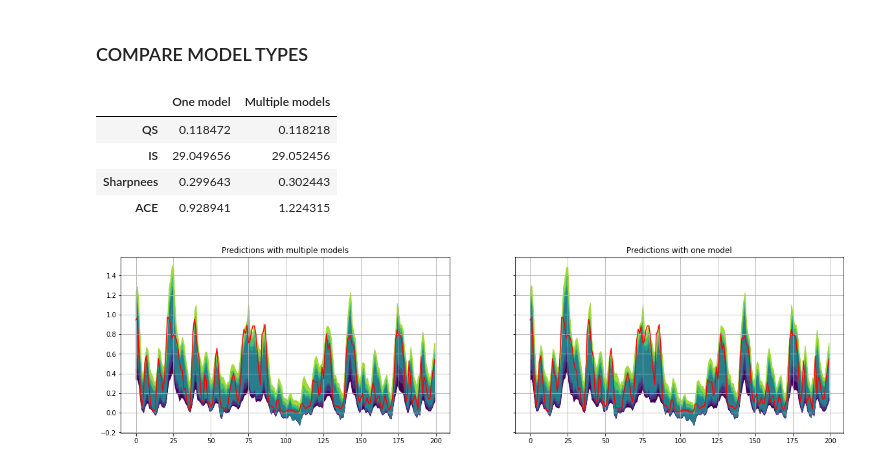
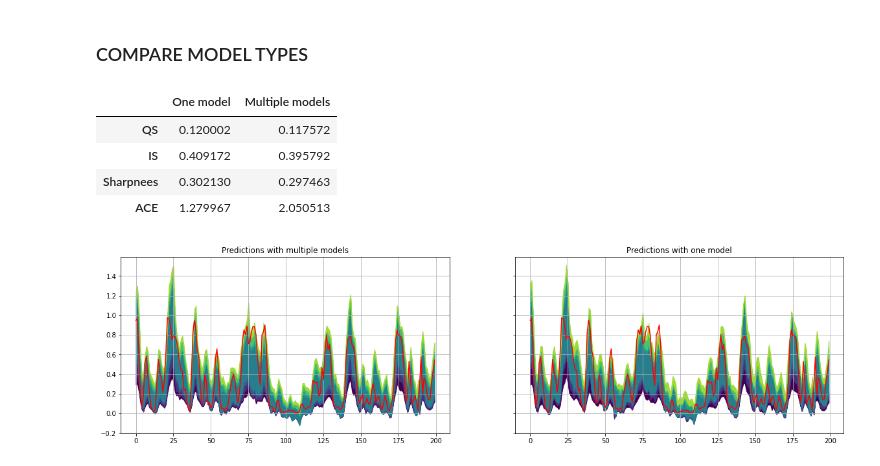
Before and after one commit to Javicadserres/wind-production-forecast, a Jupyter notebook: src/one-vs-multiple-linear-model.ipynb, the cells around one changed output. Cells and saved outputs as stored; diff of their text form; code cells hidden in the pictures.

```diff
--- a/src/one-vs-multiple-linear-model.ipynb
+++ b/src/one-vs-multiple-linear-model.ipynb
@@ -45,10 +47,10 @@ quantilenet = LinearNet(n_inputs=n_inputs, n_outputs=n_outputs)
 # criterion to use
 criterion = SmoothPinballLoss(quantiles)
 # optimizer
-optimizer = optim.Adam(quantilenet.parameters(), lr=0.003)
+optimizer = optim.SGD(quantilenet.parameters(), lr=0.0003)
 # trainer class
 trainer = Trainer(quantilenet, criterion, optimizer)
 # %% [markdown]
 #### TRAIN DE MODEL
 # %%
-quantilenet = trainer.fit(train_loader, val_loader, epochs=1000, patience=100)
+quantilenet = trainer.fit(train_loader, val_loader, epochs=2000, n_logger=200, patience=50)
@@ -87,10 +100,10 @@ for quantile in quantiles:
     # criterion to use
     criterion = SmoothPinballLoss(quantile)
     # optimizer
-    optimizer = optim.Adam(linear_model.parameters(), lr=0.003)
+    optimizer = optim.Adam(linear_model.parameters(), lr=0.0003)
     # trainer class
     trainer = Trainer(linear_model, criterion, optimizer)
 
     # train
-    linear_model = trainer.fit(train_loader, val_loader, epochs=1000, patience=100)
+    linear_model = trainer.fit(train_loader, val_loader, epochs=2000, n_logger=500, patience=50)
     linear_models.append(linear_model)
@@ -130,33 +152,34 @@ final_scores = pd.concat(
 final_scores
 # %% [output]
 |  | One model | Multiple models |
-| QS | 0.118472 | 0.118218 |
-| IS | 29.049656 | 29.052456 |
-| Sharpnees | 0.299643 | 0.302443 |
-| ACE | 0.928941 | 1.224315 |
+| QS | 0.120002 | 0.117572 |
+| IS | 0.409172 | 0.395792 |
+| Sharpnees | 0.302130 | 0.297463 |
+| ACE | 1.279967 | 2.050513 |
 # %%
+viridis = cm.get_cmap('viridis', len(quantiles))
 fig, ax = plt.subplots(ncols=2, figsize=(20, 5), sharey=True)
 
 for i in range(len(y_preds_linear.columns)-1):
     ax[0].fill_between(
         y_preds_linear.index[:200],
         y_preds_linear[i][:200],
         y_preds_linear[i+1][:200],
         color=viridis.colors[i]
     )
 y_test[:200].plot(color='red', ax=ax[0])
 ax[0].set_title('Predictions with multiple models')
 ax[0].grid()
 
 for i in range(len(y_preds_quantilenet.columns)-1):
     ax[1].fill_between(
         y_preds_quantilenet.index[:200],
         y_preds_quantilenet[i][:200],
         y_preds_quantilenet[i+1][:200],
         color=viridis.colors[i]
     )
 y_test[:200].plot(color='red', ax=ax[1])
 ax[1].set_title('Predictions with one model')
 ax[1].grid()
 # %% [output]
-[figure, old version]
+[figure, new version]
```
Also changed, not shown: parts of 4 cells of this notebook, 4 other files.
